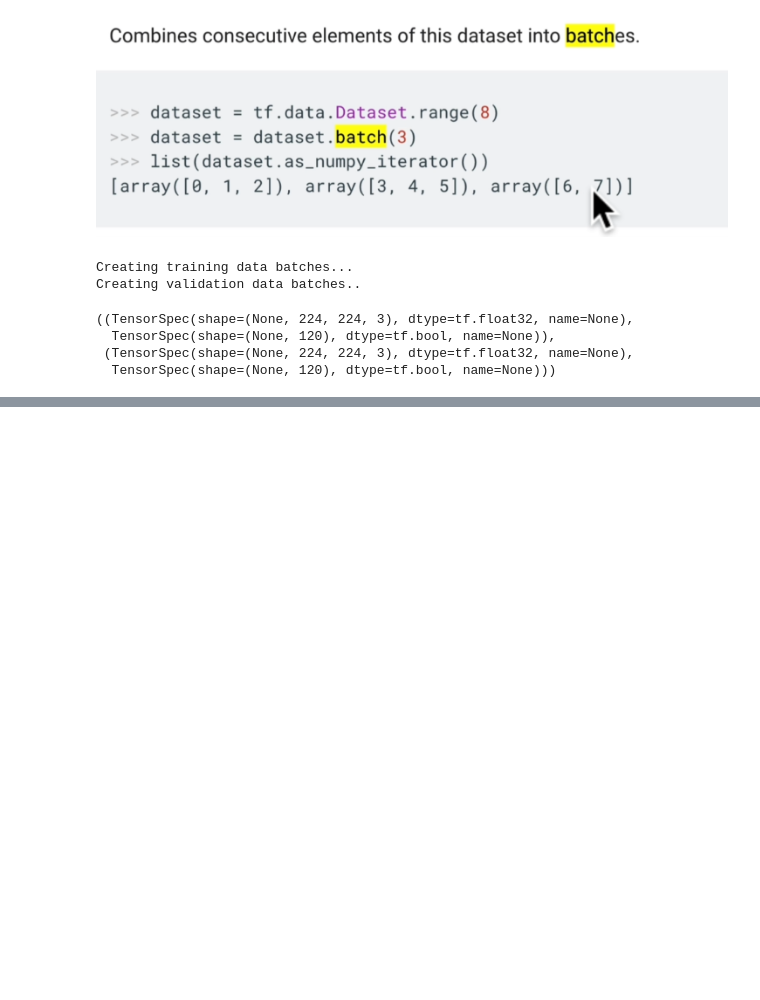
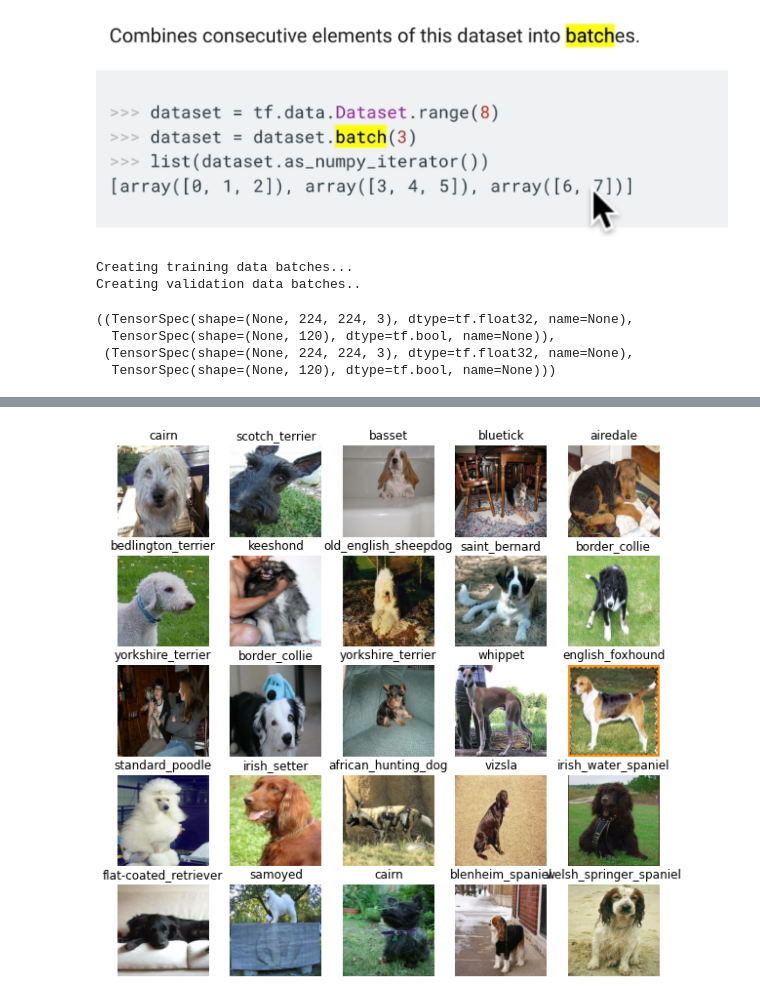
Before and after one commit to bassamadnan/deep-learning-dog-breed-classification, a Jupyter notebook: dog_breed_identification.ipynb, the cells around one changed output, grey strips where cells are left out. Cells and saved outputs as stored; diff of their text form; code cells hidden in the pictures; blank space fills up the shorter version.

```diff
--- a/dog_breed_identification.ipynb
+++ b/dog_breed_identification.ipynb
@@ -487,0 +516,6 @@ train_data.element_spec, val_data.element_spec
+# %%
+# Visualize validation set
+val_images, val_labels = next(val_data.as_numpy_iterator())
+show_25_images(val_images, val_labels)
+# %% [output]
+[figure, added]
```
Also changed, not shown: parts of 8 cells of this notebook.
